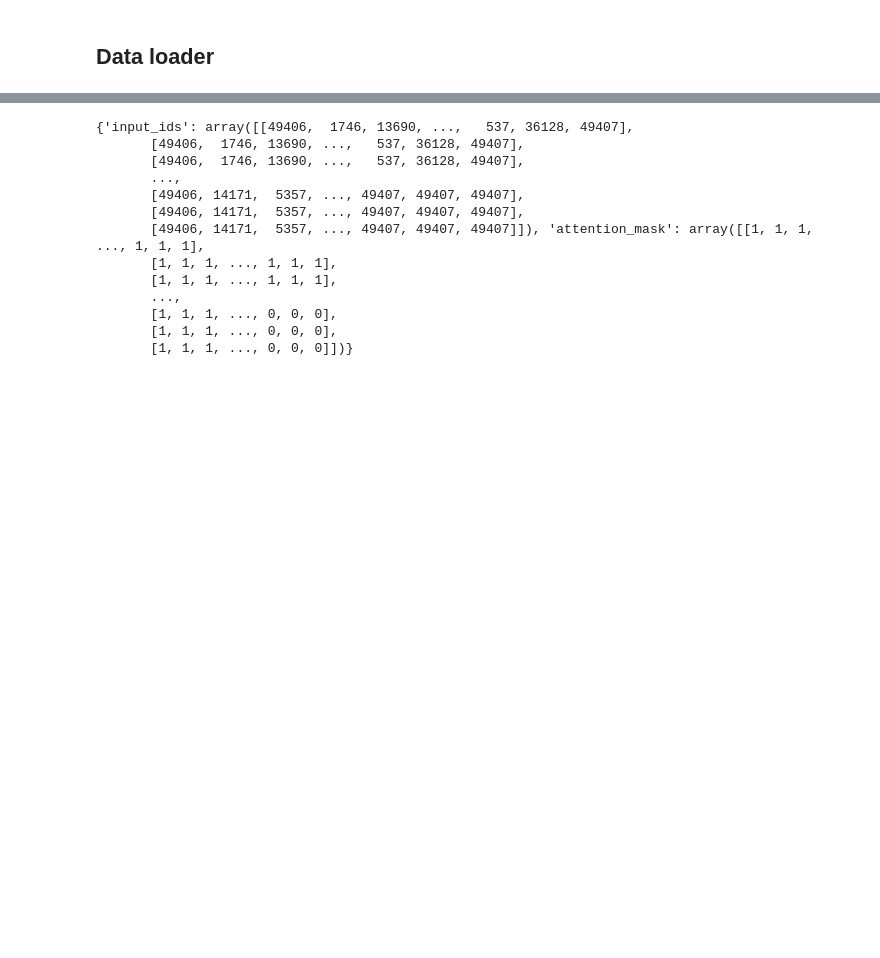
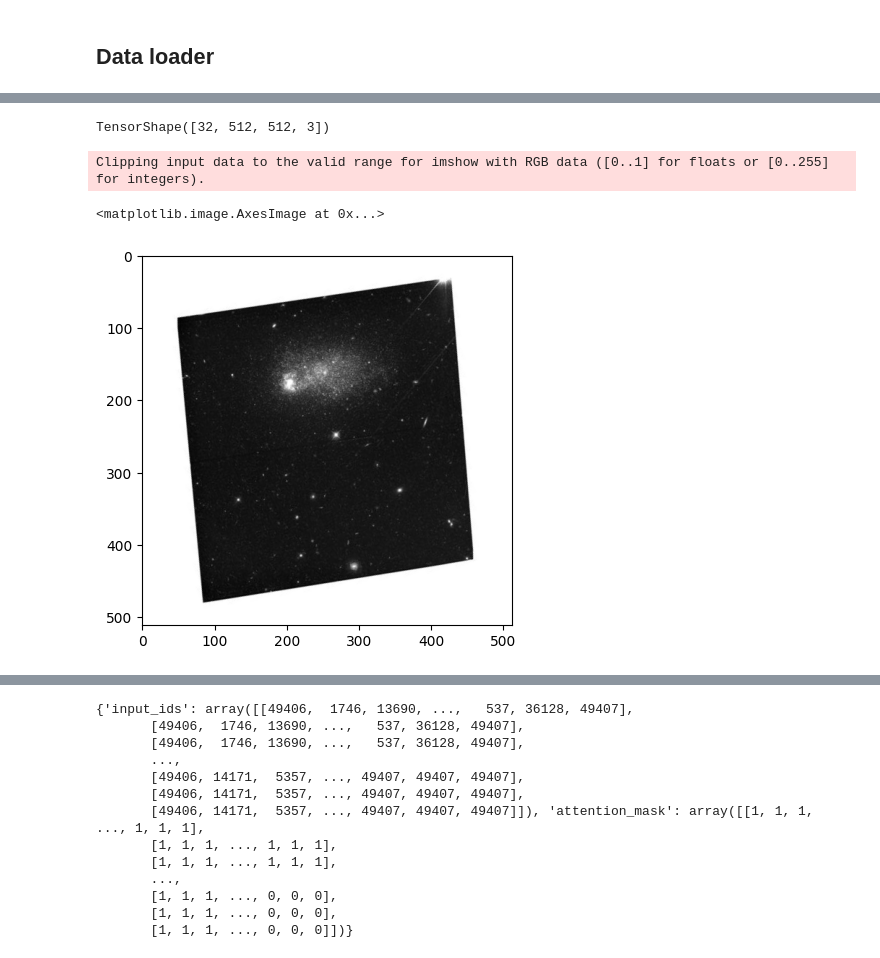
Before and after one commit to smsharma/PAPERCLIP-Hubble, a Jupyter notebook: notebooks/create_dataset.ipynb, the cells around one changed output, grey strips where cells are left out. Drawn from its saved outputs; the diff is of its cells as text; code cells hidden in the pictures; blank space fills up the shorter version.

```diff
--- a/notebooks/create_dataset.ipynb
+++ b/notebooks/create_dataset.ipynb
@@ -213,0 +243,36 @@ ModuleNotFoundError: No module named 'models'
+# %%
+image.shape
+# %% [output]
+TensorShape([32, 512, 512, 3])
+# %%
+import tensorflow as tf
+import tensorflow_addons as tfa
+
+def rotate_batch(images, angles):
+    """
+    Rotates a batch of images by a batch of angles.
+
+    :param images: A 4D tensor of shape [batch_size, height, width, channels].
+    :param angles: A 1D tensor of shape [batch_size], representing the angles (in degrees) to rotate the images.
+    :return: A 4D tensor of shape [batch_size, height, width, channels] representing the rotated images.
+    """
+    # Convert angles from degrees to radians
+    angles_rad = tf.convert_to_tensor(angles) * (np.pi / 180)
+
+    # Rotate the batch of images
+    rotated_images = tfa.image.rotate(images, angles_rad, interpolation='BILINEAR', fill_mode='constant', fill_value=255.0)
+
+    return rotated_images
+
+# Example Usage:
+batch_of_images = image  # Example with 10 color images
+batch_of_angles = tf.random.uniform((32,), minval=0, maxval=360, dtype=tf.float32)  # Corresponding 10 rotation angles
+
+rotated_images = rotate_batch(batch_of_images, batch_of_angles)
+rotated_images_np = rotated_images.numpy()  # Convert to numpy array
+
+plt.imshow(rotated_images_np[0])
+# %% [output]
+Clipping input data to the valid range for imshow with RGB data ([0..1] for floats or [0..255] for integers).
+<matplotlib.image.AxesImage at 0x...>
+[figure, added]
```
Also changed, not shown: parts of 4 cells of this notebook.
